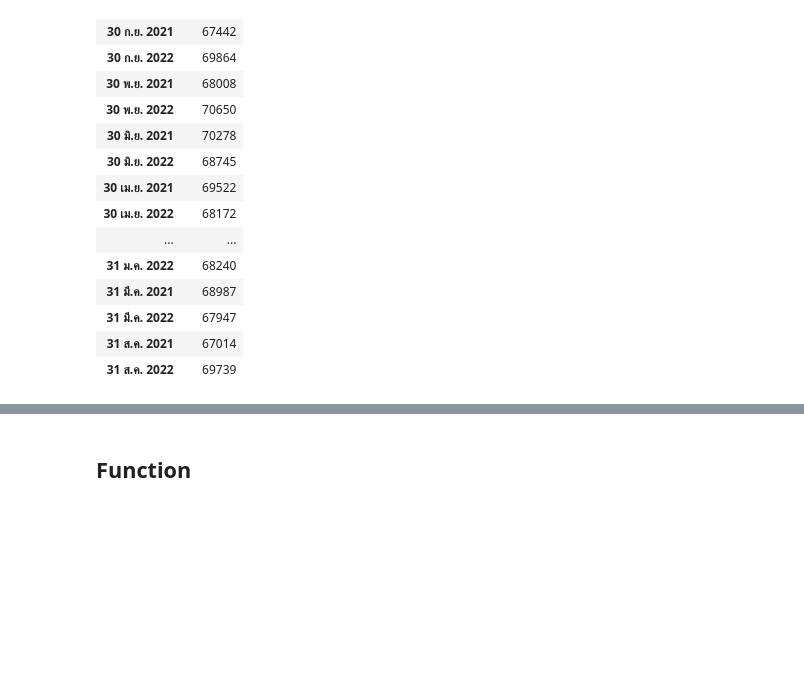
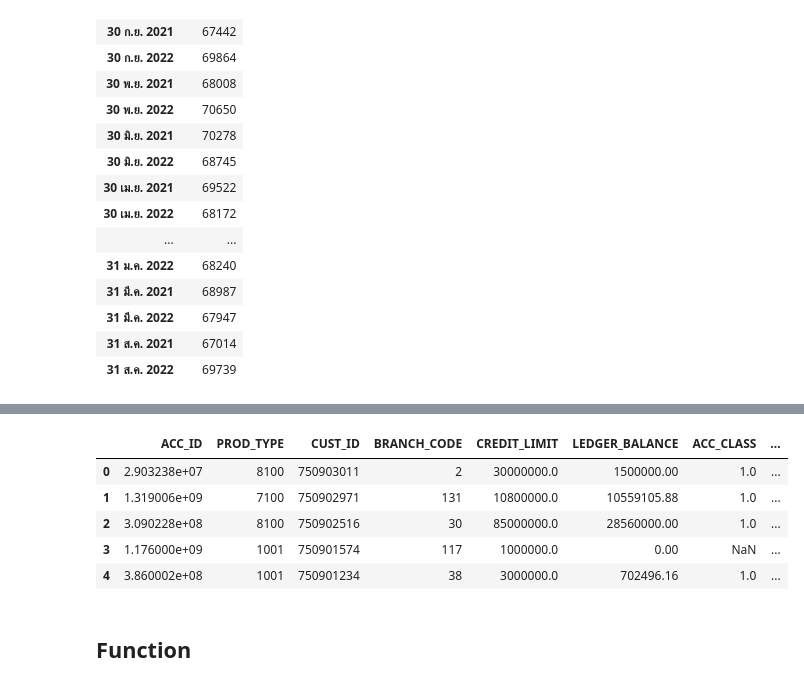
Before and after one commit to Taecpy/CRR-validate, a Jupyter notebook: CRR_validate.ipynb, the cells around one changed output, grey strips where cells are left out. Drawn from its saved outputs; the diff is of its cells as text; code cells hidden in the pictures; blank space fills up the shorter version.

```diff
--- a/CRR_validate.ipynb
+++ b/CRR_validate.ipynb
@@ -156,3 +144,10 @@ data_main.groupby(['วันที่ประเมิน']).count()
 # %%
 ### TEST
-#df = mapping.merge(data_main,on='CUST_ID',how='left')
+df = mapping.merge(data_main,on='CUST_ID',how='left')
+# %%
+test = df
+# %%
+test.dropna(subset=['Grade'],inplace=True)
+test.drop_duplicates(subset=['CUST_ID', 'AS_OF_DATE'],inplace=True)
+test.reset_index(drop=True,inplace=True)
+test.groupby(['AS_OF_DATE'],sort=False)[['CUST_ID']].count()
@@ -159,3 +173,12 @@ data_main.groupby(['วันที่ประเมิน']).count()
+# %%
+test.head()
+# %% [output]
+|  | ACC_ID | PROD_TYPE | CUST_ID | BRANCH_CODE | CREDIT_LIMIT | LEDGER_BALANCE | ACC_CLASS | ... |
+| 0 | 2.903238e+07 | 8100 | 750903011 | 2 | 30000000.0 | 1500000.00 | 1.0 | ... |
+| 1 | 1.319006e+09 | 7100 | 750902971 | 131 | 10800000.0 | 10559105.88 | 1.0 | ... |
+| 2 | 3.090228e+08 | 8100 | 750902516 | 30 | 85000000.0 | 28560000.00 | 1.0 | ... |
+| 3 | 1.176000e+09 | 1001 | 750901574 | 117 | 1000000.0 | 0.00 | NaN | ... |
+| 4 | 3.860002e+08 | 1001 | 750901234 | 38 | 3000000.0 | 702496.16 | 1.0 | ... |
 # %% [markdown]
 ## Function
 # %%
```
Also changed, not shown: parts of 5 cells of this notebook.
